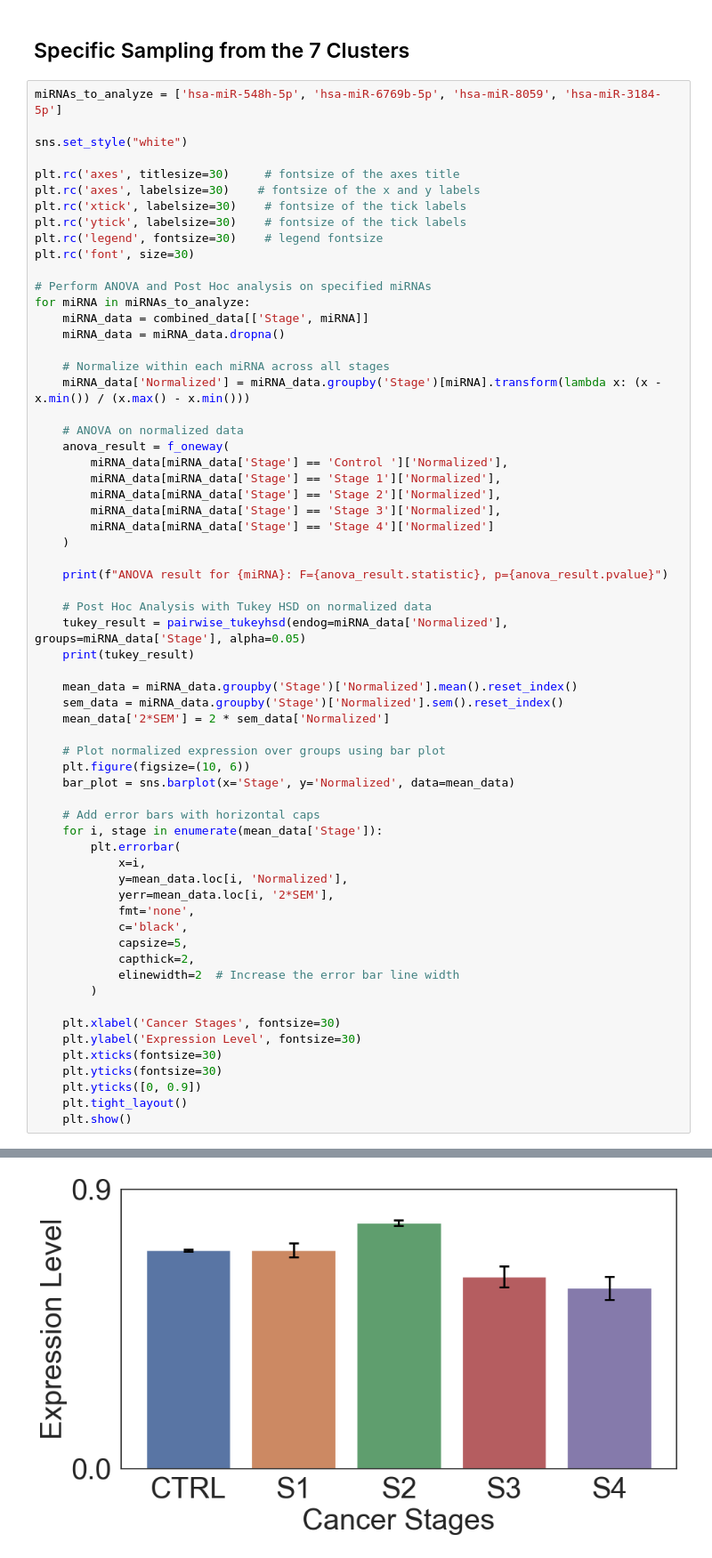
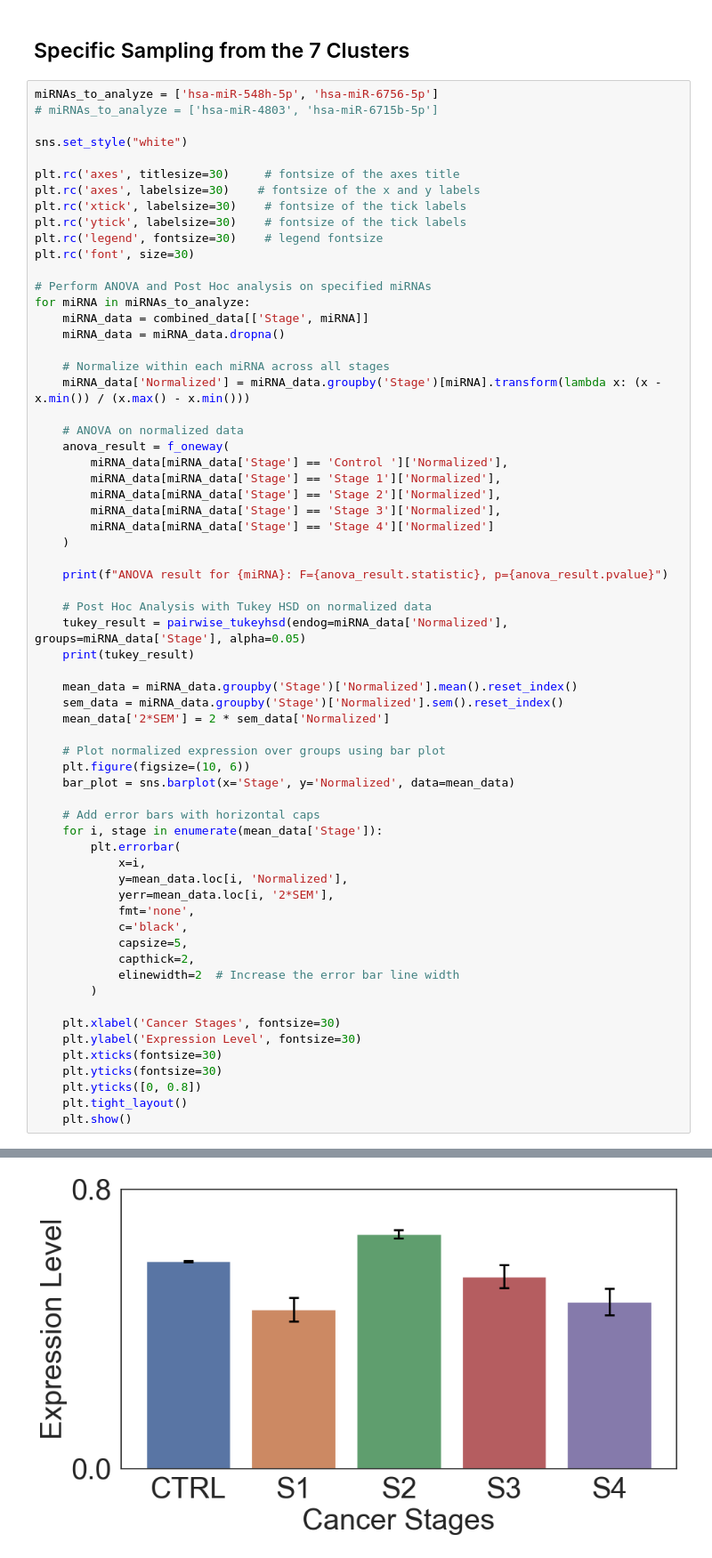
Before and after one commit to EmmettHintz/miRNA_PC, a Jupyter notebook: stage_clustering_GSEA/stage_clustering_w_cancer.ipynb, the cells around one changed output, grey strips where cells are left out. Shown: that part at 89% size. Cells and saved outputs as stored; diff of their text form.

```diff
--- a/stage_clustering_GSEA/stage_clustering_w_cancer.ipynb
+++ b/stage_clustering_GSEA/stage_clustering_w_cancer.ipynb
@@ -170,7 +170,8 @@ KeyboardInterrupt:
 # %% [markdown]
 ## Specific Sampling from the 7 Clusters
 # %%
-miRNAs_to_analyze = ['hsa-miR-548h-5p', 'hsa-miR-6769b-5p', 'hsa-miR-8059', 'hsa-miR-3184-5p']
+miRNAs_to_analyze = ['hsa-miR-548h-5p', 'hsa-miR-6756-5p']
+# miRNAs_to_analyze = ['hsa-miR-4803', 'hsa-miR-6715b-5p']
 
 sns.set_style("white")
 
@@ -229,7 +230,7 @@ for miRNA in miRNAs_to_analyze:
     plt.ylabel('Expression Level', fontsize=30)
     plt.xticks(fontsize=30)
     plt.yticks(fontsize=30)
-    plt.yticks([0, 0.9])
+    plt.yticks([0, 0.8])
     plt.tight_layout()
     plt.show()
 # %% [output]
@@ -268,2 +269,2 @@ group1 group2 meandiff p-adj   lower   upper  reject
 ----------------------------------------------------
-[figure, old version]
+[figure, new version]
```
Also changed, not shown: parts of 2 cells of this notebook.
